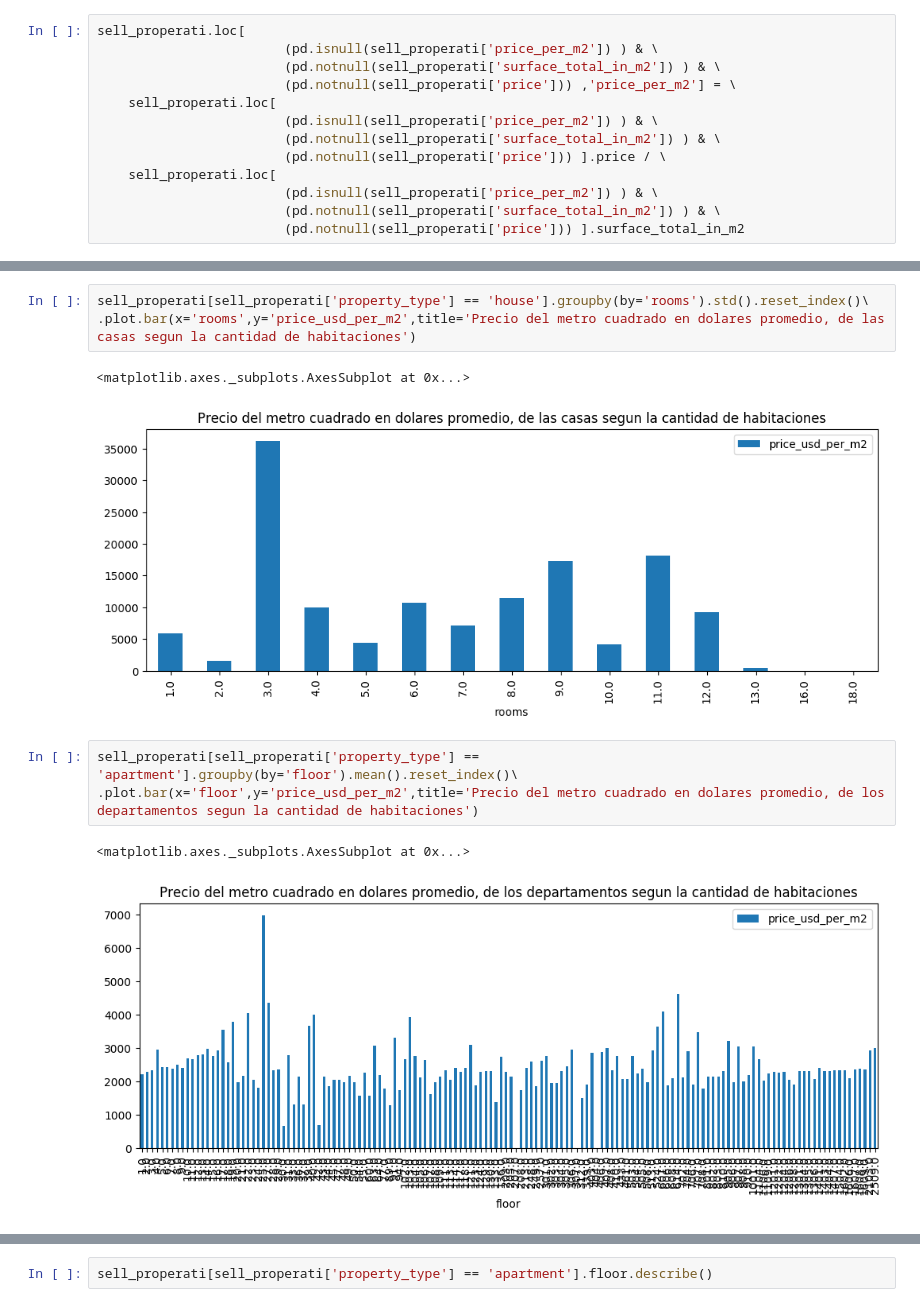
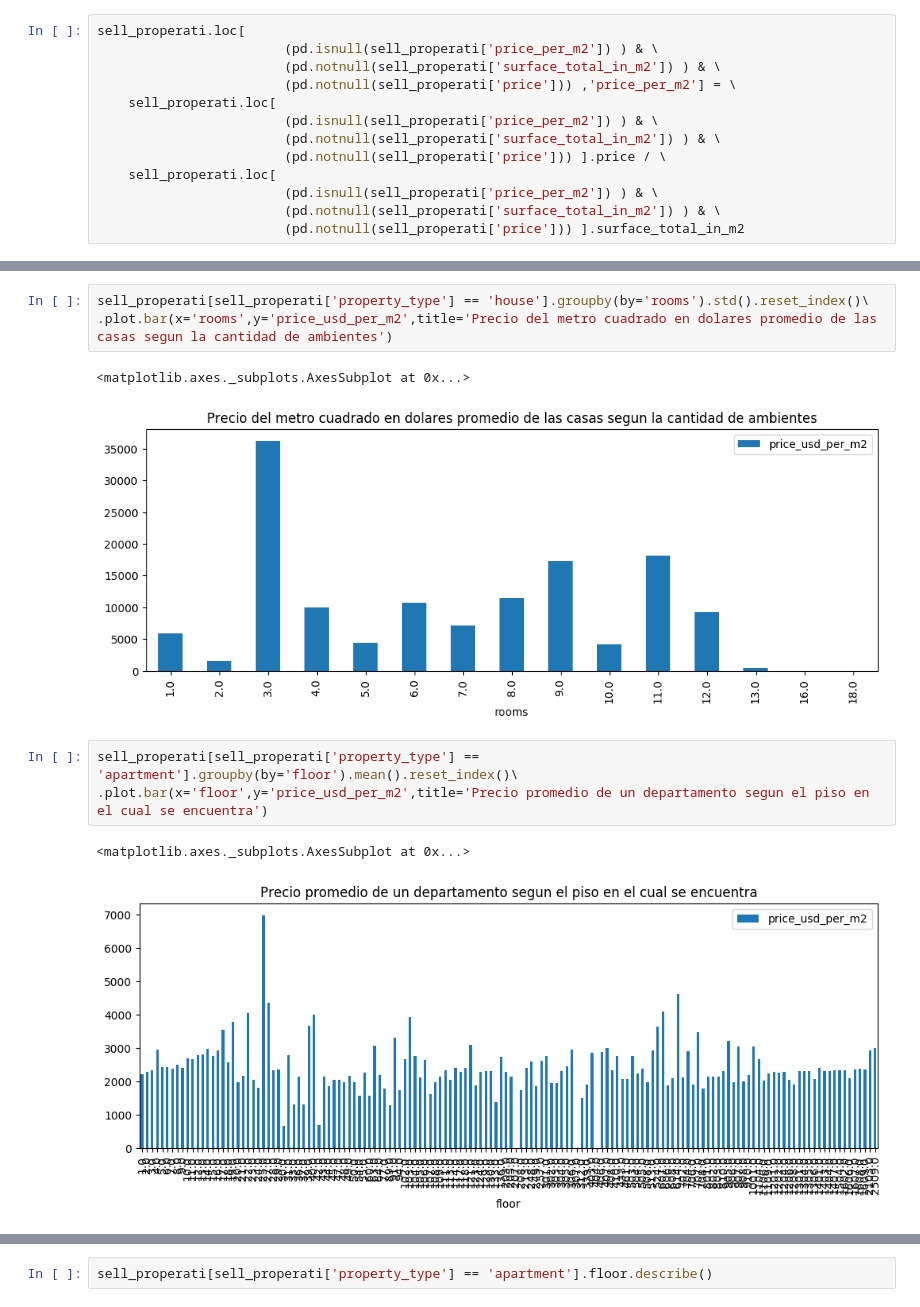
Before and after one commit to BraianVicente/properati_argentina, a Jupyter notebook: src/six_month_2017-08_analitic.ipynb, the cells around one changed output, grey strips where cells are left out. Saved outputs shown, nothing was run; the diff lists cells and outputs as text.

```diff
--- a/src/six_month_2017-08_analitic.ipynb
+++ b/src/six_month_2017-08_analitic.ipynb
@@ -355,12 +405,12 @@ sell_properati[sell_properati['property_type'] == 'apartment'].groupby(by='rooms
 # %%
 sell_properati[sell_properati['property_type'] == 'house'].groupby(by='rooms').std().reset_index()\
-.plot.bar(x='rooms',y='price_usd_per_m2',title='Precio del metro cuadrado en dolares promedio, de las casas segun la cantidad de habitaciones')
+.plot.bar(x='rooms',y='price_usd_per_m2',title='Precio del metro cuadrado en dolares promedio de las casas segun la cantidad de ambientes')
 # %% [output]
 <matplotlib.axes._subplots.AxesSubplot at 0x...>
-[figure, old version]
+[figure, new version]
 # %%
 sell_properati[sell_properati['property_type'] == 'apartment'].groupby(by='floor').mean().reset_index()\
-.plot.bar(x='floor',y='price_usd_per_m2',title='Precio del metro cuadrado en dolares promedio, de los departamentos segun la cantidad de habitaciones')
+.plot.bar(x='floor',y='price_usd_per_m2',title='Precio promedio de un departamento segun el piso en el cual se encuentra')
 # %% [output]
 <matplotlib.axes._subplots.AxesSubplot at 0x...>
-[figure, old version]
+[figure, new version]
```
Also changed, not shown: parts of 10 cells of this notebook, 1 other file.
